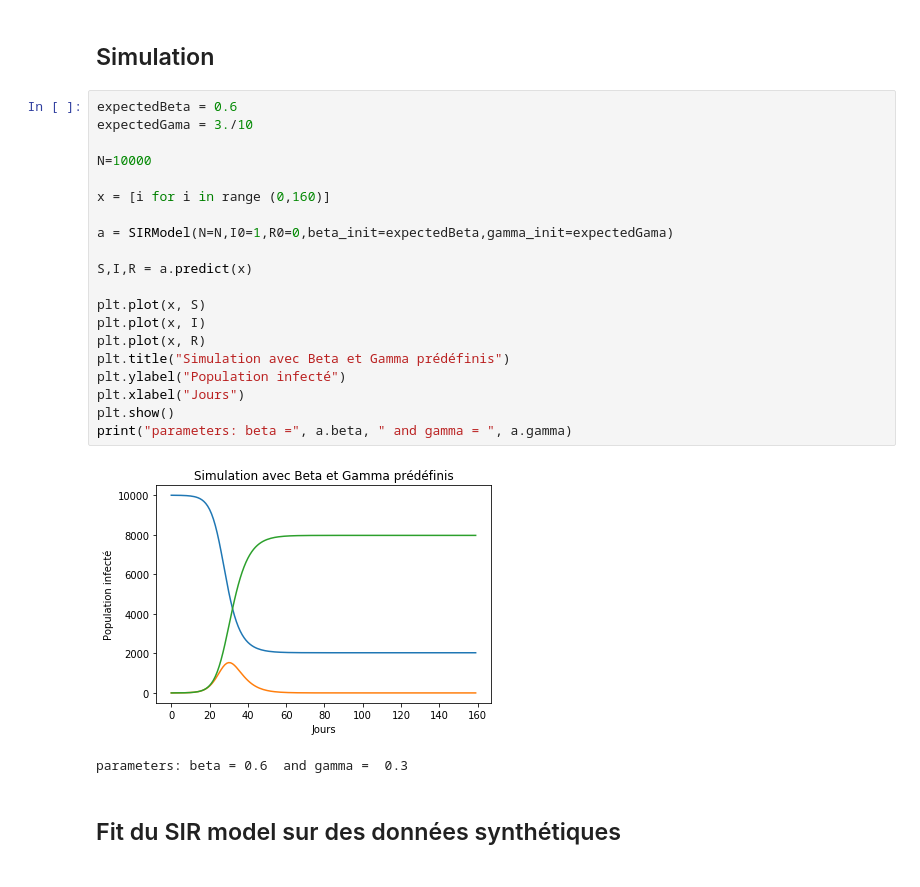
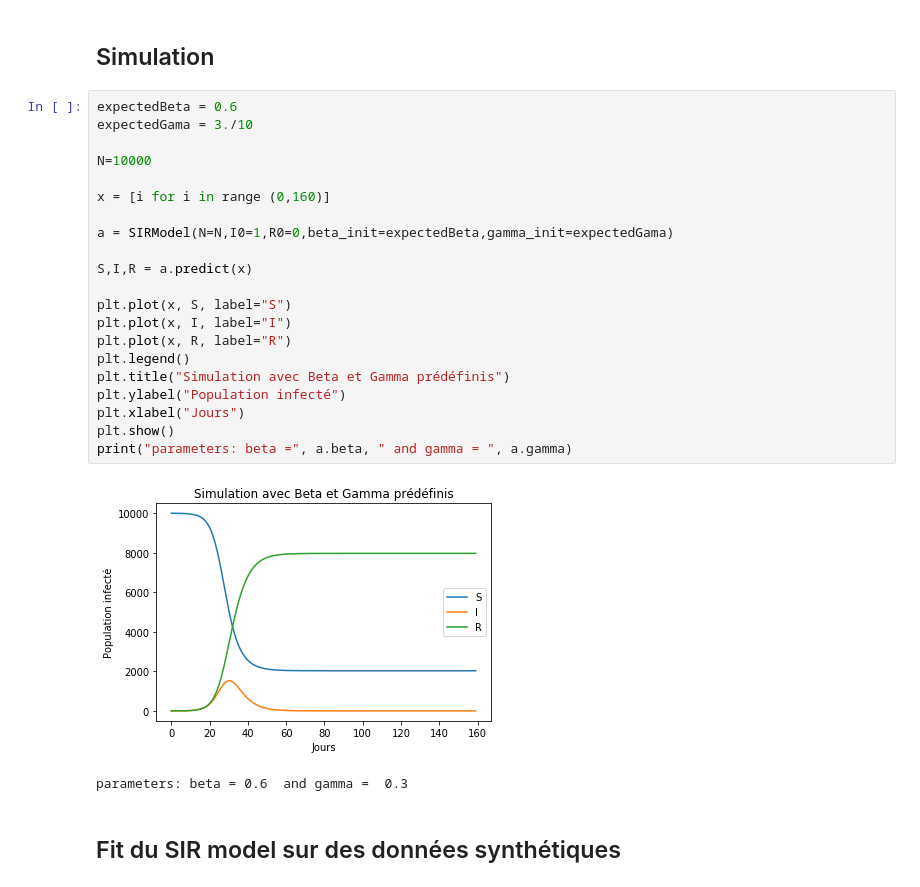
Before and after one commit to m-almatary/projetCovid, a Jupyter notebook: Presentation.ipynb, the cells around one changed output. Saved outputs shown, nothing was run; the diff lists cells and outputs as text.

```diff
--- a/Presentation.ipynb
+++ b/Presentation.ipynb
@@ -78,25 +85,26 @@ Text(0.5, 0, 'Date')
 # %%
 expectedBeta = 0.6
 expectedGama = 3./10
 
 N=10000
 
 x = [i for i in range (0,160)]
 
 a = SIRModel(N=N,I0=1,R0=0,beta_init=expectedBeta,gamma_init=expectedGama)
 
 S,I,R = a.predict(x)
 
-plt.plot(x, S)
-plt.plot(x, I)
-plt.plot(x, R)
+plt.plot(x, S, label="S")
+plt.plot(x, I, label="I")
+plt.plot(x, R, label="R")
+plt.legend()
 plt.title("Simulation avec Beta et Gamma prédéfinis")
 plt.ylabel("Population infecté")
 plt.xlabel("Jours")
 plt.show()
 print("parameters: beta =", a.beta, " and gamma = ", a.gamma)
 # %% [output]
-[figure, old version]
+[figure, new version]
 parameters: beta = 0.6  and gamma =  0.3
 # %% [markdown]
 ## Fit du SIR model sur des données synthétiques
```
Also changed, not shown: parts of 2 cells of this notebook.
